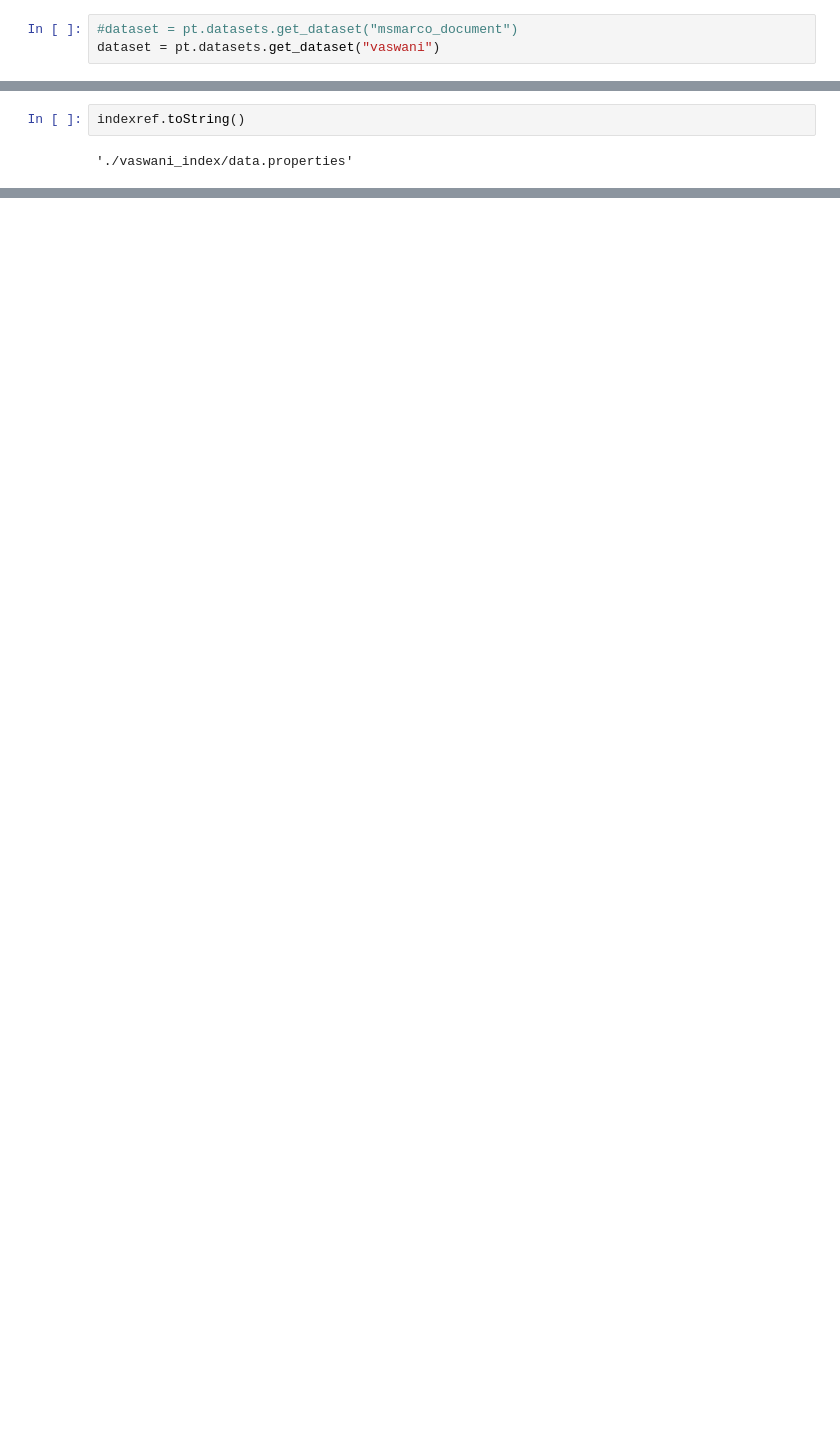
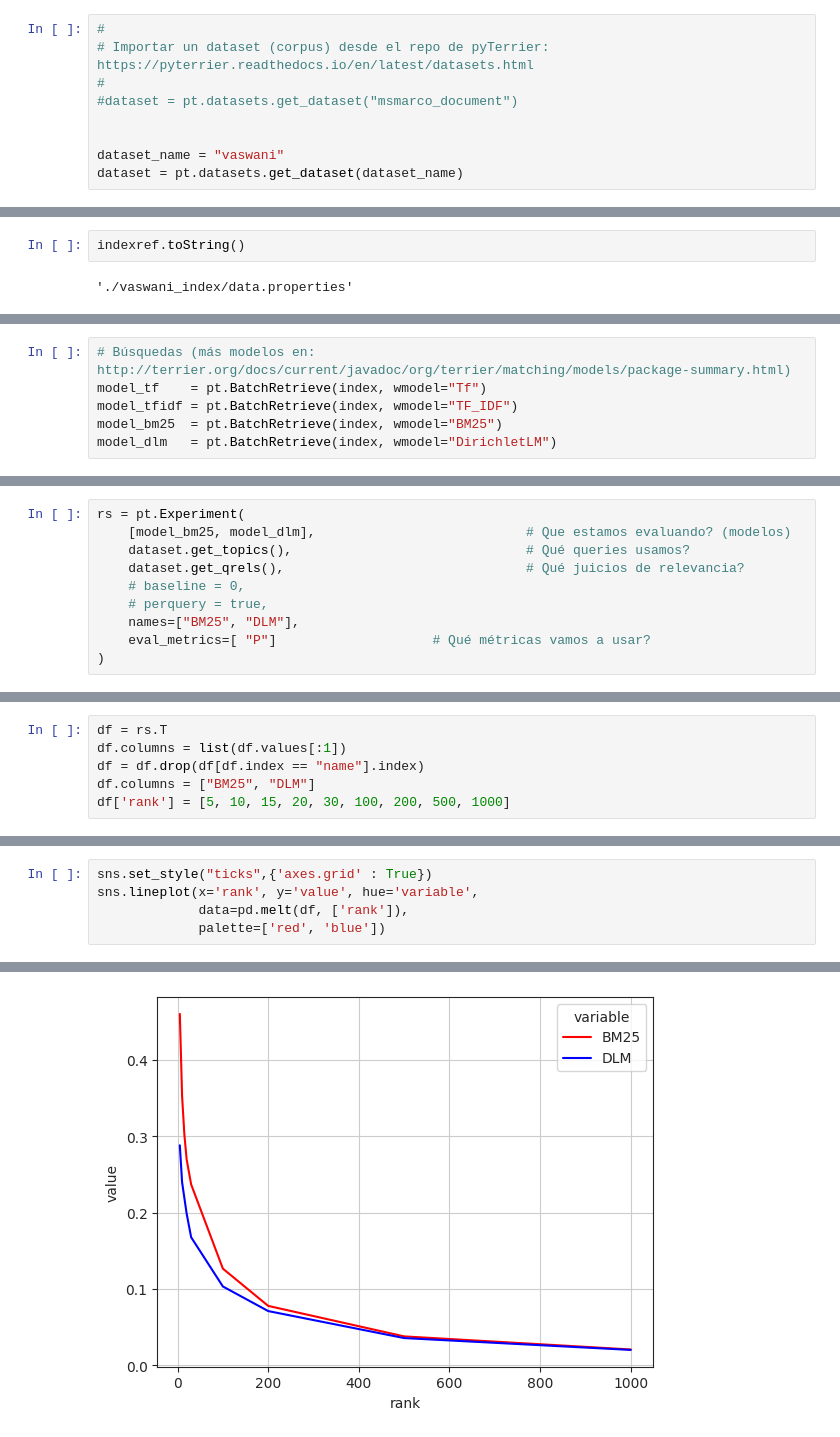
Before and after one commit to tolosoft/CACIC2023_AIREDM, a Jupyter notebook: src/01-Indexing&Retrieval.ipynb, the cells around one changed output, grey strips where cells are left out. Cells and saved outputs as stored; diff of their text form; blank space fills up the shorter version.

```diff
--- a/src/01-Indexing&Retrieval.ipynb
+++ b/src/01-Indexing&Retrieval.ipynb
@@ -9,3 +14,9 @@ if not pt.started():
 # %%
+#
+# Importar un dataset (corpus) desde el repo de pyTerrier: https://pyterrier.readthedocs.io/en/latest/datasets.html
+#
 #dataset = pt.datasets.get_dataset("msmarco_document")
-dataset = pt.datasets.get_dataset("vaswani")
+
+
+dataset_name = "vaswani"
+dataset = pt.datasets.get_dataset(dataset_name)
@@ -276,0 +172,6 @@ print (float(list_docs_size))
+# %%
+# Búsquedas (más modelos en: http://terrier.org/docs/current/javadoc/org/terrier/matching/models/package-summary.html)
+model_tf    = pt.BatchRetrieve(index, wmodel="Tf")
+model_tfidf = pt.BatchRetrieve(index, wmodel="TF_IDF")
+model_bm25  = pt.BatchRetrieve(index, wmodel="BM25")
+model_dlm   = pt.BatchRetrieve(index, wmodel="DirichletLM")
@@ -276,0 +259,10 @@ print (float(list_docs_size))
+# %%
+rs = pt.Experiment(
+    [model_bm25, model_dlm],                           # Que estamos evaluando? (modelos)
+    dataset.get_topics(),                              # Qué queries usamos?
+    dataset.get_qrels(),                               # Qué juicios de relevancia?
+    # baseline = 0,
+    # perquery = true,
+    names=["BM25", "DLM"],
+    eval_metrics=[ "P"]                    # Qué métricas vamos a usar?
+)
@@ -276,0 +275,6 @@ print (float(list_docs_size))
+# %%
+df = rs.T
+df.columns = list(df.values[:1])
+df = df.drop(df[df.index == "name"].index)
+df.columns = ["BM25", "DLM"]
+df['rank'] = [5, 10, 15, 20, 30, 100, 200, 500, 1000]
@@ -276,0 +294,6 @@ print (float(list_docs_size))
+# %%
+sns.set_style("ticks",{'axes.grid' : True})
+sns.lineplot(x='rank', y='value', hue='variable',
+             data=pd.melt(df, ['rank']),
+             palette=['red', 'blue'])
+# %% [output]
@@ -276,0 +301 @@ print (float(list_docs_size))
+[figure, added]
```
Also changed, not shown: parts of 48 cells of this notebook.
